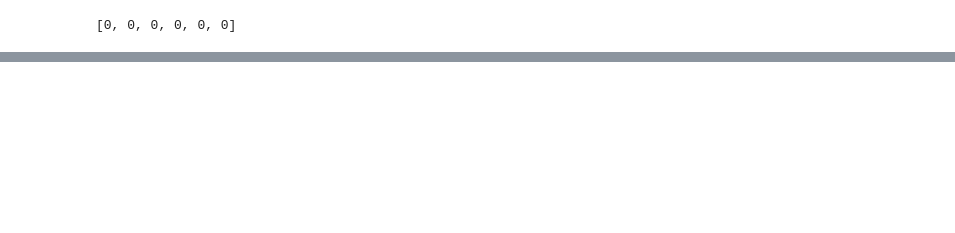
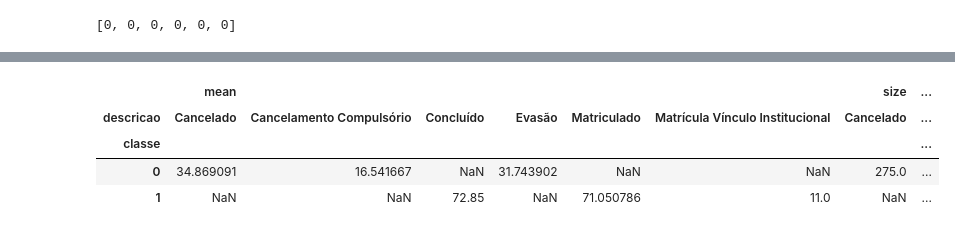
Before and after one commit to tmedeirosb/modelo_ifrn_integrado, a Jupyter notebook: versao_2/EDA.ipynb, the cells around one changed output, grey strips where cells are left out. Cells and saved outputs as stored; diff of their text form; code cells hidden in the pictures; blank space fills up the shorter version.

```diff
--- a/versao_2/EDA.ipynb
+++ b/versao_2/EDA.ipynb
@@ -404,0 +439,8 @@ threshold_scale
+# %%
+dados.groupby(['classe', 'descricao'])['LnguaPortuguesaeLiteraturaI90H'].aggregate([np.mean, np.size]).unstack()
+# %% [output]
+|  | mean |  |  |  |  |  | size | ... |
+| descricao | Cancelado | Cancelamento Compulsório | Concluído | Evasão | Matriculado | Matrícula Vínculo Institucional | Cancelado | ... |
+| classe |  |  |  |  |  |  |  | ... |
+| 0 | 34.869091 | 16.541667 | NaN | 31.743902 | NaN | NaN | 275.0 | ... |
+| 1 | NaN | NaN | 72.85 | NaN | 71.050786 | 11.0 | NaN | ... |
```
Also changed, not shown: parts of 8 cells of this notebook, 1 other file.
